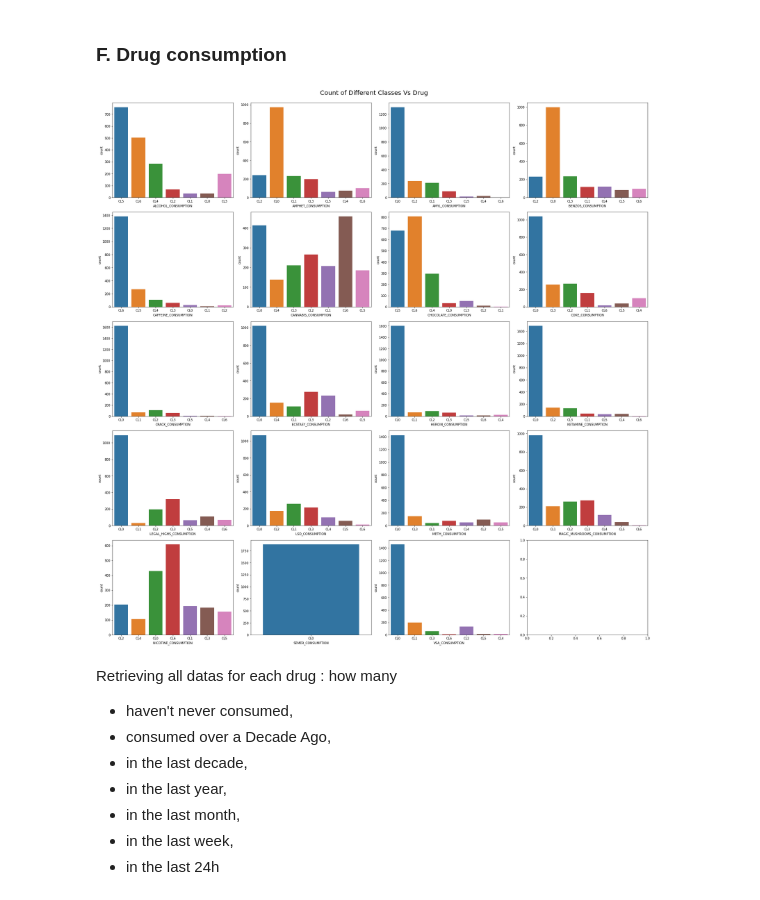
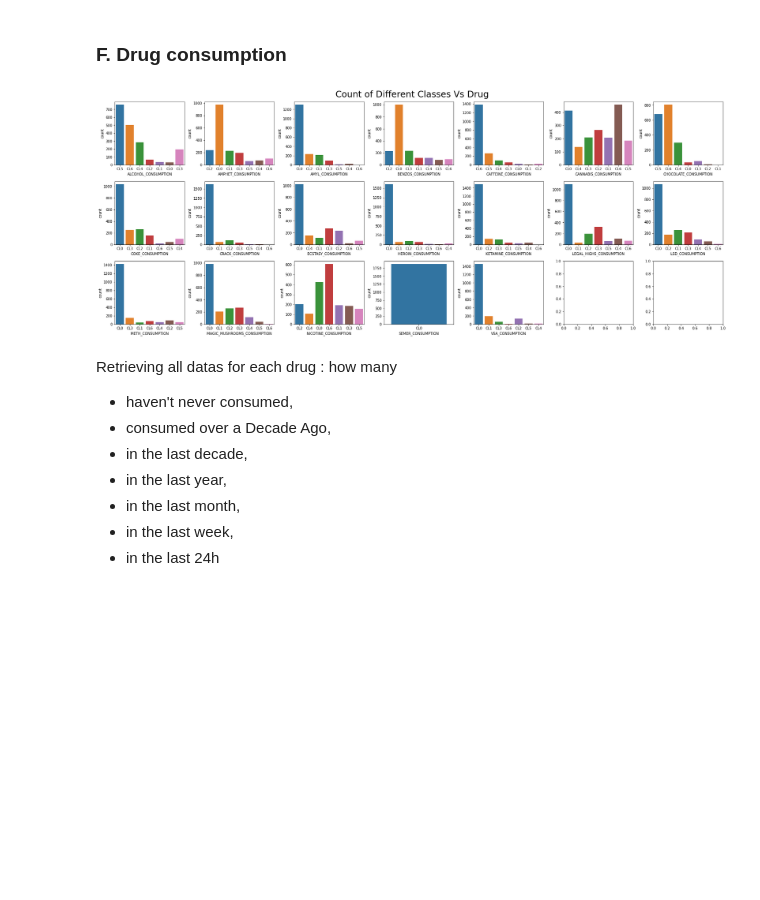
Before and after one commit to m-cheicki/data-viz_drug_consumption, a Jupyter notebook: DRUG_Analysis.ipynb, the cells around one changed output. Saved outputs shown, nothing was run; the diff lists cells and outputs as text; code cells hidden in the pictures; blank space fills up the shorter version.

Commit message:
Update charts

```diff
--- a/DRUG_Analysis.ipynb
+++ b/DRUG_Analysis.ipynb
@@ -358,22 +360,22 @@ pie.savefig("charts/EducationRepartition.png")
 # %% [markdown]
 ### F. Drug consumption
 # %%
-fig, axes = plt.subplots(5,4,figsize = (25,25))
-fig.suptitle("Count of Different Classes Vs Drug",fontsize=20, y=1)
+fig, axes = plt.subplots(3,7,figsize = (25,10))
+fig.suptitle("Count of Different Classes Vs Drug",fontsize=25)
 k=13
-for i in range(5):
-    for j in range(4):
+for i in range(3):
+    for j in range(7):
         sns.countplot(x=columns[k], data=dataset,ax=axes[i][j])
         k+=1
         if k == 32 :
             break;
 
 fig.savefig("charts/DrugConsumption.png")
 
 plt.tight_layout()
 plt.show()
 # %% [output]
-[figure, old version]
+[figure, new version]
 # %% [markdown]
 Retrieving all datas for each drug :
 how many
```
Also changed, not shown: parts of 14 cells of this notebook, 6 other files.
